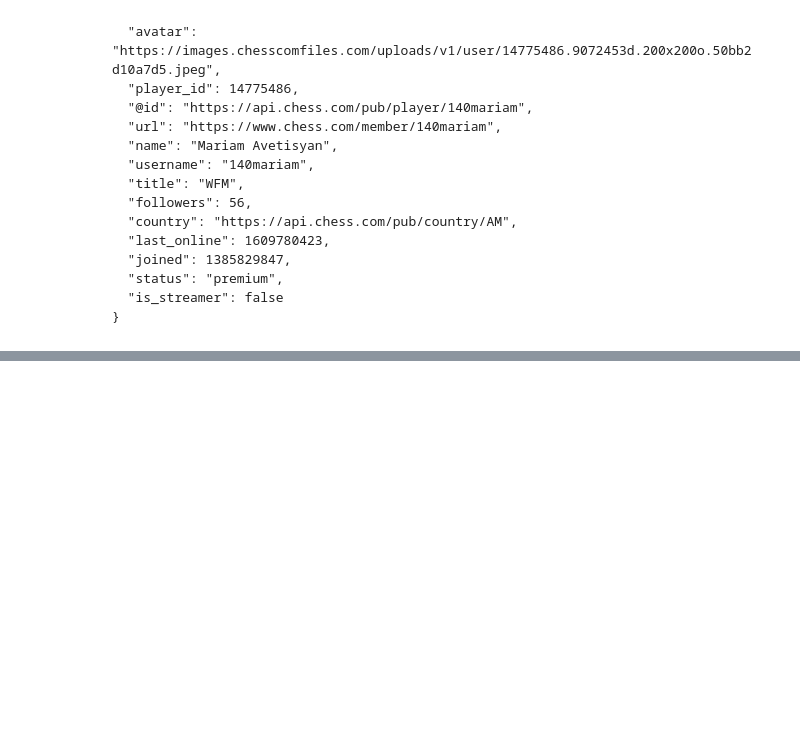
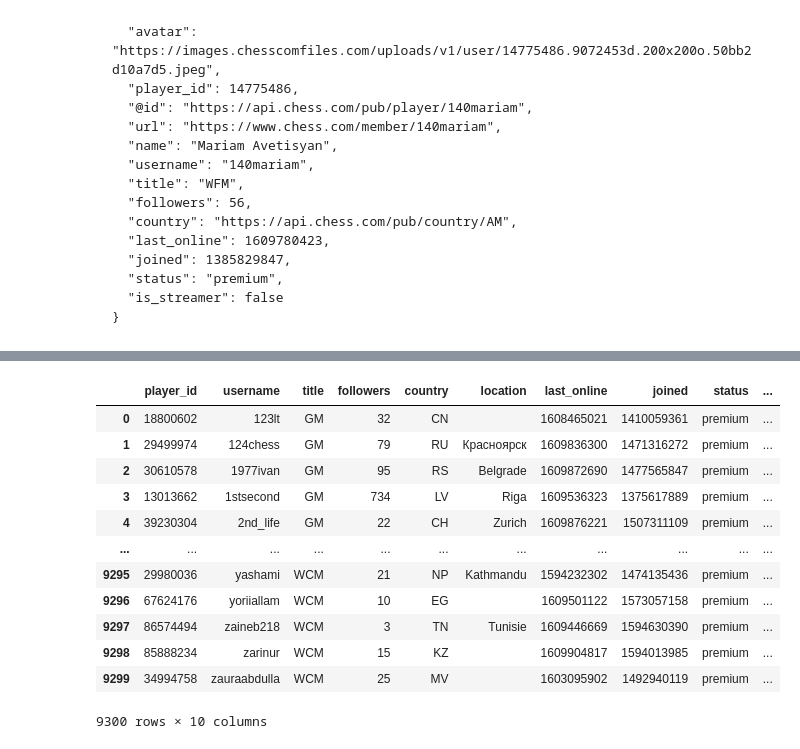
Before and after one commit to melissamonroe/who-plays-chess, a Jupyter notebook: ChessPy.ipynb, the cells around one changed output, grey strips where cells are left out. Drawn from its saved outputs; the diff is of its cells as text; code cells hidden in the pictures; blank space fills up the shorter version.

Commit message:
update notebook, pull titled player username list, player data, save playerdata.csv

```diff
--- a/ChessPy.ipynb
+++ b/ChessPy.ipynb
@@ -58,14 +59,17 @@ def get_playerdata_api(player_usernames):
         # increment index counter
         i += 1
 
-        # Get weather data
-        player_response = requests.get(query_url)
-        player_json = player_response.json()
-        player_data.append(player_json)
-        time.sleep(1)
+        # Get player data
+        try:
+            player_response = requests.get(query_url)
+            player_json = player_response.json()
+            player_data.append(player_json)
+            time.sleep(1)
+        except:
+            print("unexpected error")
 
-        if i > 10:
-            break
+        # if i > 10:
+        #    break
     return player_data
 # %%
 titled_players_type = ["GM","WGM","IM","WIM","FM","WFM","NM","WNM","CM","WCM"]
@@ -150,0 +197,30 @@ playerdata
+# %%
+player_dict = {
+    "player_id":player_id,
+    "username":username,
+    "title":title,
+    "followers":followers,
+    "country":country,
+    "location":location,
+    "last_online":last_online,
+    "joined":joined,
+    "status":status,
+    "is_streamer":is_streamer
+}
+chessplayer_df = pd.DataFrame(player_dict)
+# %%
+chessplayer_df
+# %% [output]
+|  | player_id | username | title | followers | country | location | last_online | joined | status | ... |
+| 0 | 18800602 | 123lt | GM | 32 | CN |  | 1608465021 | 1410059361 | premium | ... |
+| 1 | 29499974 | 124chess | GM | 79 | RU | Красноярск | 1609836300 | 1471316272 | premium | ... |
+| 2 | 30610578 | 1977ivan | GM | 95 | RS | Belgrade | 1609872690 | 1477565847 | premium | ... |
+| 3 | 13013662 | 1stsecond | GM | 734 | LV | Riga | 1609536323 | 1375617889 | premium | ... |
+| 4 | 39230304 | 2nd_life | GM | 22 | CH | Zurich | 1609876221 | 1507311109 | premium | ... |
+| ... | ... | ... | ... | ... | ... | ... | ... | ... | ... | ... |
+| 9295 | 29980036 | yashami | WCM | 21 | NP | Kathmandu | 1594232302 | 1474135436 | premium | ... |
+| 9296 | 67624176 | yoriiallam | WCM | 10 | EG |  | 1609501122 | 1573057158 | premium | ... |
+| 9297 | 86574494 | zaineb218 | WCM | 3 | TN | Tunisie | 1609446669 | 1594630390 | premium | ... |
+| 9298 | 85888234 | zarinur | WCM | 15 | KZ |  | 1609904817 | 1594013985 | premium | ... |
+| 9299 | 34994758 | zauraabdulla | WCM | 25 | MV |  | 1603095902 | 1492940119 | premium | ... |
+9300 rows × 10 columns
```
Also changed, not shown: parts of 7 cells of this notebook, 1 other file.
